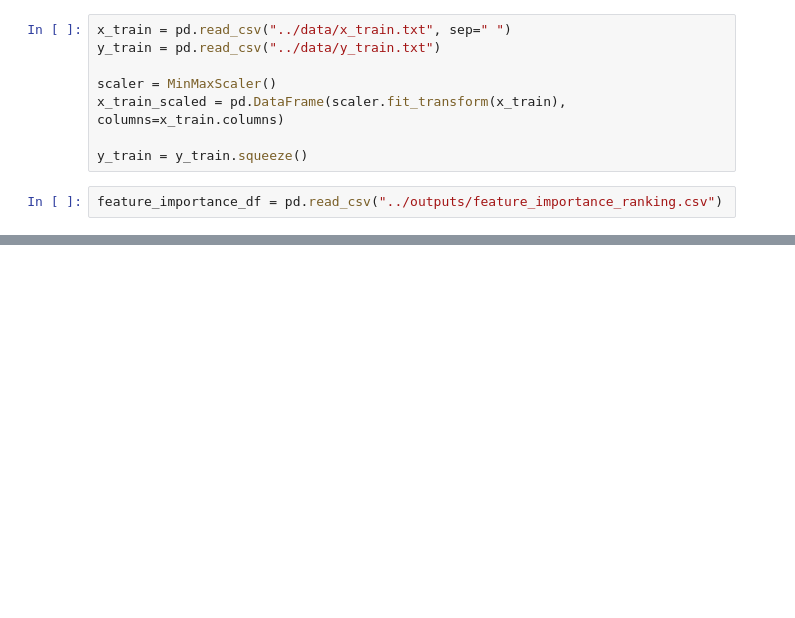
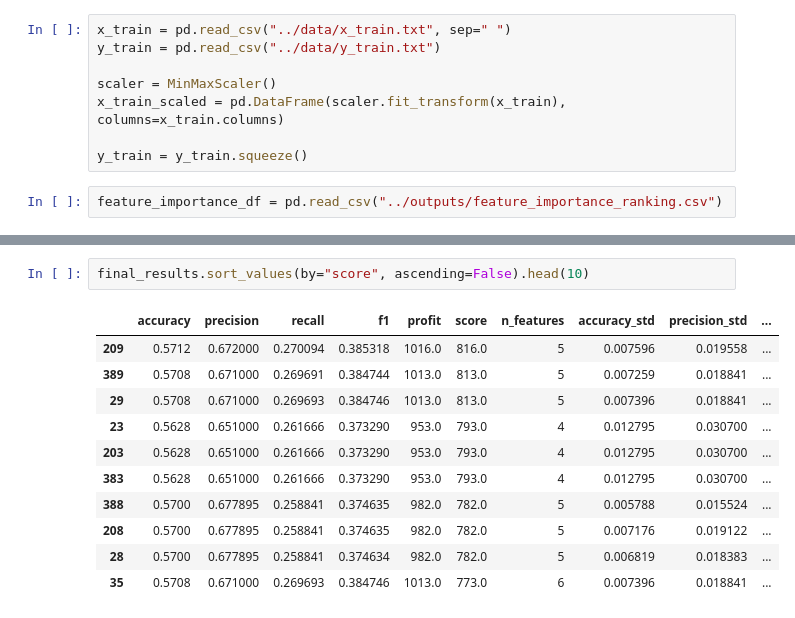
Before and after one commit to kwiatkowskaa/cost-sensitive-predictive-modeling, a Jupyter notebook: notebooks_scaled/02_model_logistic_regression.ipynb, the cells around one changed output, grey strips where cells are left out. Saved outputs shown, nothing was run; the diff lists cells and outputs as text; blank space fills up the shorter version.

```diff
--- a/notebooks_scaled/02_model_logistic_regression.ipynb
+++ b/notebooks_scaled/02_model_logistic_regression.ipynb
@@ -95,0 +151,14 @@ plot_metric_surface(
+# %%
+final_results.sort_values(by="score", ascending=False).head(10)
+# %% [output]
+|  | accuracy | precision | recall | f1 | profit | score | n_features | accuracy_std | precision_std | ... |
+| 209 | 0.5712 | 0.672000 | 0.270094 | 0.385318 | 1016.0 | 816.0 | 5 | 0.007596 | 0.019558 | ... |
+| 389 | 0.5708 | 0.671000 | 0.269691 | 0.384744 | 1013.0 | 813.0 | 5 | 0.007259 | 0.018841 | ... |
+| 29 | 0.5708 | 0.671000 | 0.269693 | 0.384746 | 1013.0 | 813.0 | 5 | 0.007396 | 0.018841 | ... |
+| 23 | 0.5628 | 0.651000 | 0.261666 | 0.373290 | 953.0 | 793.0 | 4 | 0.012795 | 0.030700 | ... |
+| 203 | 0.5628 | 0.651000 | 0.261666 | 0.373290 | 953.0 | 793.0 | 4 | 0.012795 | 0.030700 | ... |
+| 383 | 0.5628 | 0.651000 | 0.261666 | 0.373290 | 953.0 | 793.0 | 4 | 0.012795 | 0.030700 | ... |
+| 388 | 0.5700 | 0.677895 | 0.258841 | 0.374635 | 982.0 | 782.0 | 5 | 0.005788 | 0.015524 | ... |
+| 208 | 0.5700 | 0.677895 | 0.258841 | 0.374635 | 982.0 | 782.0 | 5 | 0.007176 | 0.019122 | ... |
+| 28 | 0.5700 | 0.677895 | 0.258841 | 0.374634 | 982.0 | 782.0 | 5 | 0.006819 | 0.018383 | ... |
+| 35 | 0.5708 | 0.671000 | 0.269693 | 0.384746 | 1013.0 | 773.0 | 6 | 0.007396 | 0.018841 | ... |
```
Also changed, not shown: parts of 10 cells of this notebook, 1 other file.
